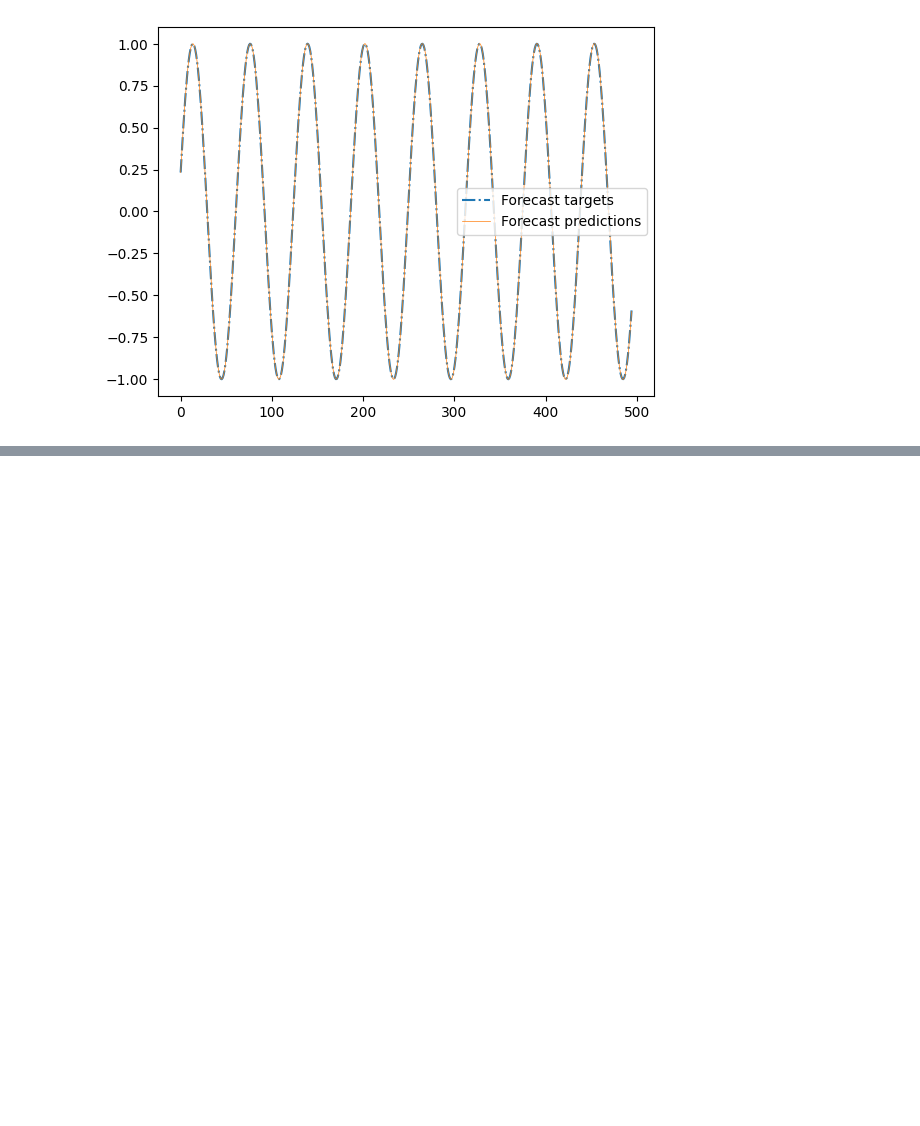
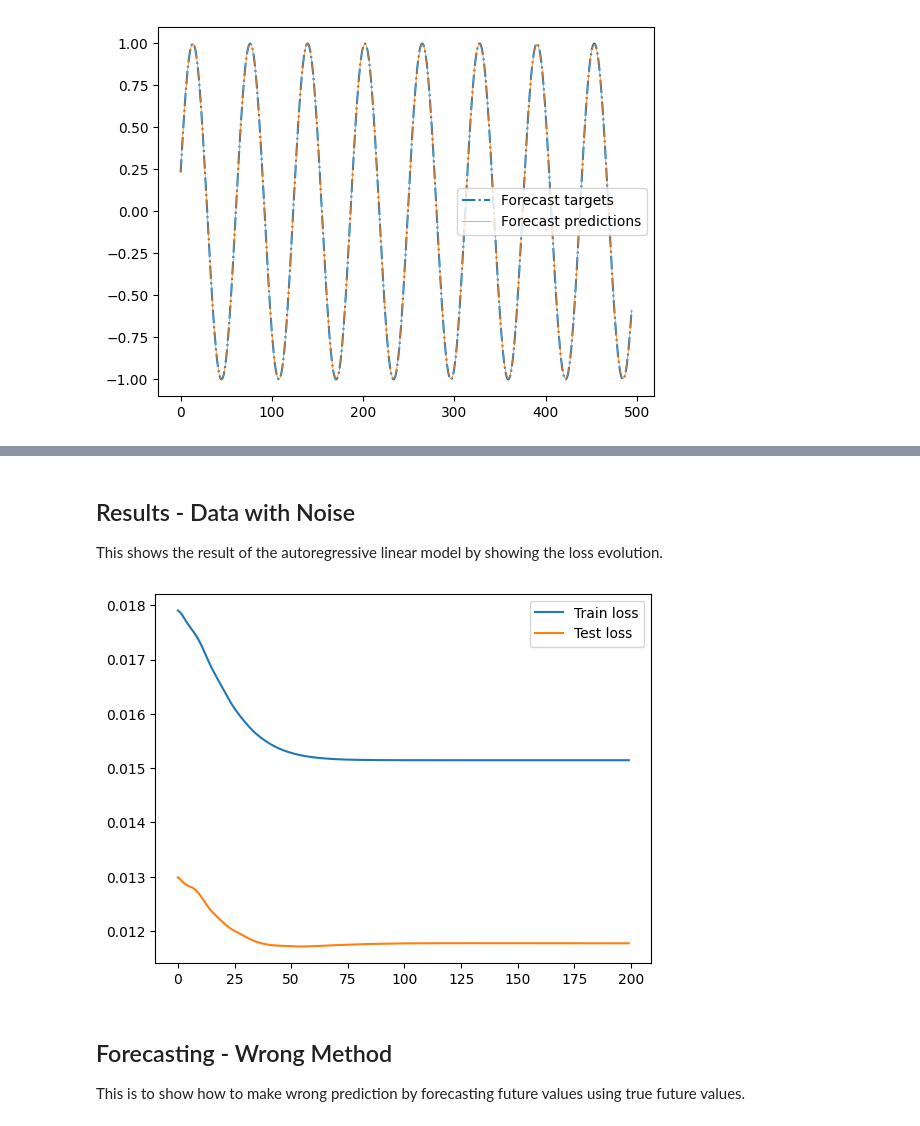
Before and after one commit to yo-resistor/rnn_sine_wave, a Jupyter notebook: autoregressive_linear_model.ipynb, the cells around one changed output, grey strips where cells are left out. Cells and saved outputs as stored; diff of their text form; code cells hidden in the pictures; blank space fills up the shorter version.

```diff
--- a/autoregressive_linear_model.ipynb
+++ b/autoregressive_linear_model.ipynb
@@ -58,6 +69,11 @@ X_train = torch.from_numpy(X[:N//2].astype(np.float32))
 y_train = torch.from_numpy(Y[:N//2].astype(np.float32))
 X_test = torch.from_numpy(X[N//2:].astype(np.float32))
 y_test = torch.from_numpy(Y[N//2:].astype(np.float32))
+
+X_noise_train = torch.from_numpy(X_noise[:N//2].astype(np.float32))
+y_noise_train = torch.from_numpy(Y_noise[:N//2].astype(np.float32))
+X_noise_test = torch.from_numpy(X_noise[N//2:].astype(np.float32))
+y_noise_test = torch.from_numpy(Y_noise[N//2:].astype(np.float32))
 # %% [markdown]
 ## Build Model
 This covers how to build a autoregressive linear model for time series data synthetically created from sine wave.
@@ -194,0 +218,3 @@ plt.show()
+# %%
+# get the result
+train_losses, test_losses = full_gd(model, criterion, optimizer, X_noise_train, y_noise_train, X_noise_test, y_noise_test)
@@ -194,0 +239,14 @@ plt.show()
+# %% [markdown]
+## Results - Data with Noise
+This shows the result of the autoregressive linear model by showing the loss evolution.
+# %%
+# plot the train loss and test loss per epoch
+plt.plot(train_losses, label='Train loss')
+plt.plot(test_losses, label='Test loss')
+plt.legend()
+plt.show()
+# %% [output]
+[figure, added]
+# %% [markdown]
+## Forecasting - Wrong Method
+This is to show how to make wrong prediction by forecasting future values using true future values.
```
Also changed, not shown: parts of 17 cells of this notebook.
